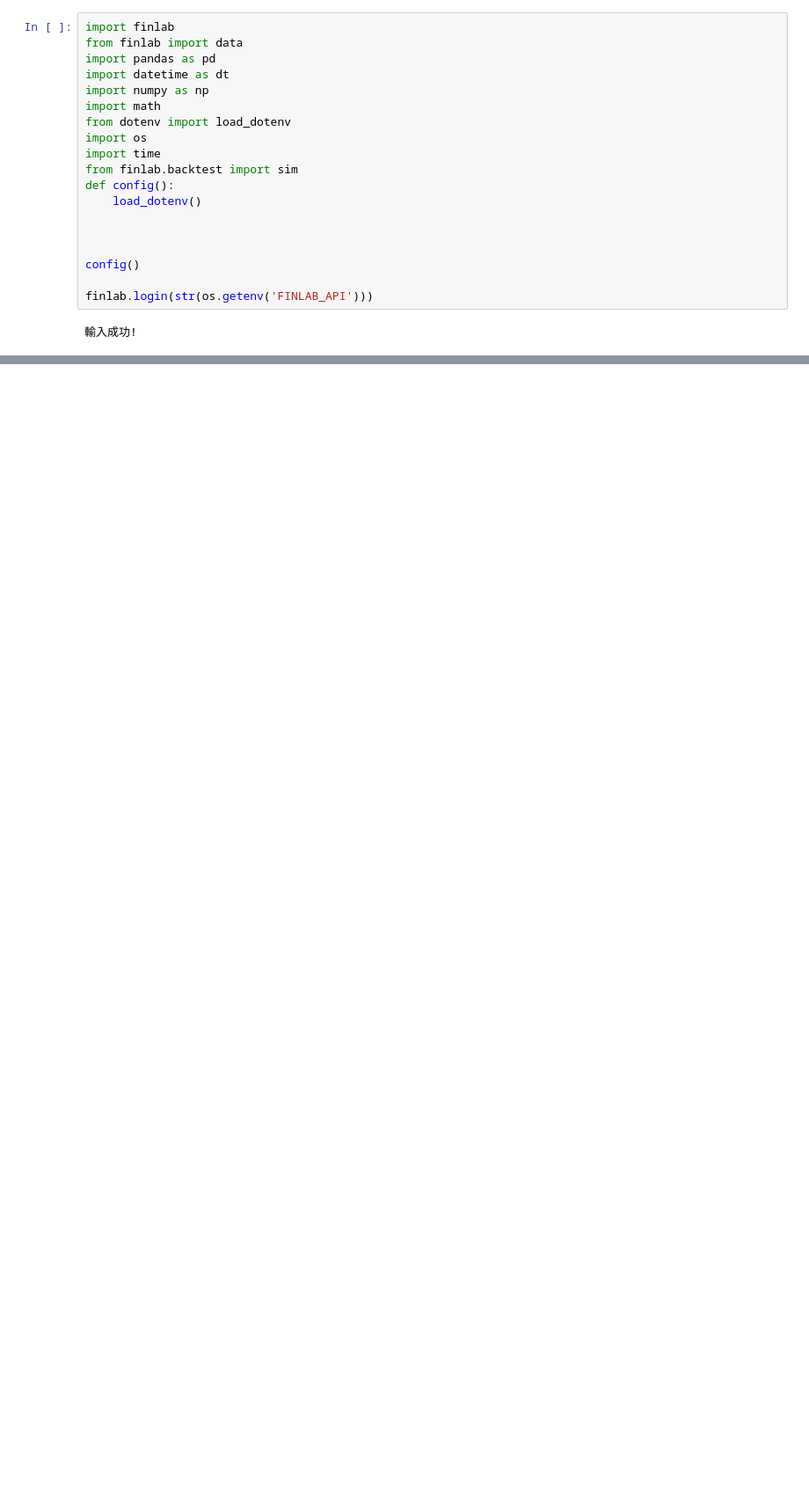
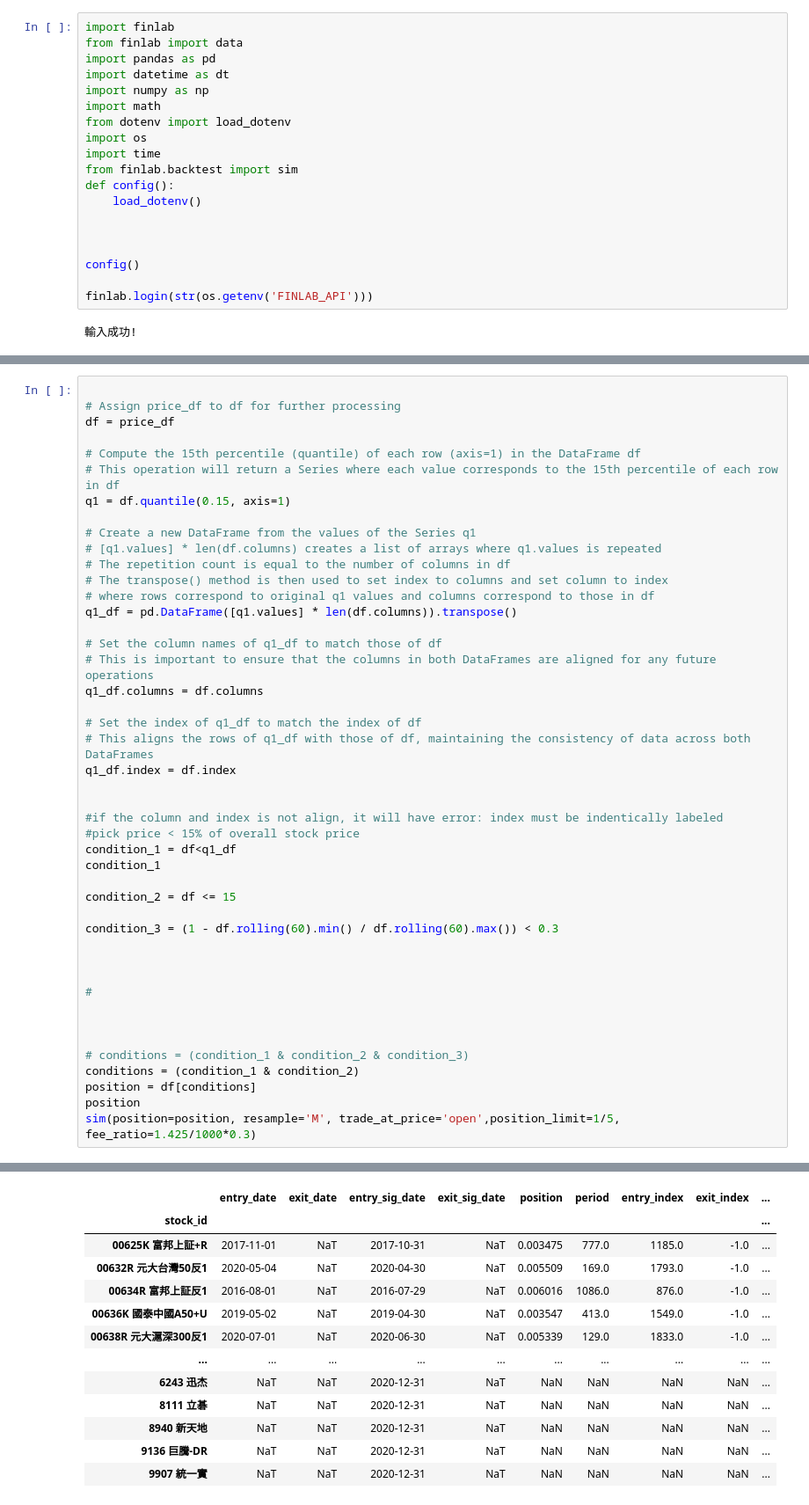
Before and after one commit to max0514/trading_bot, a Jupyter notebook: stock_strategies/find_low_price_stock.ipynb, the cells around one changed output, grey strips where cells are left out. Shown: that part at 88% size. Cells and saved outputs as stored; diff of their text form; blank space fills up the shorter version.

Commit message:
developing pick low price strategy solve df<q1

```diff
--- a/stock_strategies/find_low_price_stock.ipynb
+++ b/stock_strategies/find_low_price_stock.ipynb
@@ -56,0 +95,46 @@ ValueError: Can only compare identically-labeled (both index and columns) DataFr
+# %%
+
+# Assign price_df to df for further processing
+df = price_df
+
+# Compute the 15th percentile (quantile) of each row (axis=1) in the DataFrame df
+# This operation will return a Series where each value corresponds to the 15th percentile of each row in df
+q1 = df.quantile(0.15, axis=1)
+
+# Create a new DataFrame from the values of the Series q1
+# [q1.values] * len(df.columns) creates a list of arrays where q1.values is repeated
+# The repetition count is equal to the number of columns in df
+# The transpose() method is then used to set index to columns and set column to index
+# where rows correspond to original q1 values and columns correspond to those in df
+q1_df = pd.DataFrame([q1.values] * len(df.columns)).transpose()
+
+# Set the column names of q1_df to match those of df
+# This is important to ensure that the columns in both DataFrames are aligned for any future operations
+q1_df.columns = df.columns
+
+# Set the index of q1_df to match the index of df
+# This aligns the rows of q1_df with those of df, maintaining the consistency of data across both DataFrames
+q1_df.index = df.index
+
+
+#if the column and index is not align, it will have error: index must be indentically labeled
+#pick price < 15% of overall stock price
+condition_1 = df<q1_df
+condition_1
+
+condition_2 = df <= 15
+
+condition_3 = (1 - df.rolling(60).min() / df.rolling(60).max()) < 0.3
+
+
+
+#
+
+
+
+# conditions = (condition_1 & condition_2 & condition_3)
+conditions = (condition_1 & condition_2)
+position = df[conditions]
+position
+sim(position=position, resample='M', trade_at_price='open',position_limit=1/5, fee_ratio=1.425/1000*0.3)
+# %% [output]
@@ -56,0 +143,13 @@ ValueError: Can only compare identically-labeled (both index and columns) DataFr
+|  | entry_date | exit_date | entry_sig_date | exit_sig_date | position | period | entry_index | exit_index | ... |
+| stock_id |  |  |  |  |  |  |  |  | ... |
+| 00625K 富邦上証+R | 2017-11-01 | NaT | 2017-10-31 | NaT | 0.003475 | 777.0 | 1185.0 | -1.0 | ... |
+| 00632R 元大台灣50反1 | 2020-05-04 | NaT | 2020-04-30 | NaT | 0.005509 | 169.0 | 1793.0 | -1.0 | ... |
+| 00634R 富邦上証反1 | 2016-08-01 | NaT | 2016-07-29 | NaT | 0.006016 | 1086.0 | 876.0 | -1.0 | ... |
+| 00636K 國泰中國A50+U | 2019-05-02 | NaT | 2019-04-30 | NaT | 0.003547 | 413.0 | 1549.0 | -1.0 | ... |
+| 00638R 元大滬深300反1 | 2020-07-01 | NaT | 2020-06-30 | NaT | 0.005339 | 129.0 | 1833.0 | -1.0 | ... |
+| ... | ... | ... | ... | ... | ... | ... | ... | ... | ... |
+| 6243 迅杰 | NaT | NaT | 2020-12-31 | NaT | NaN | NaN | NaN | NaN | ... |
+| 8111 立碁 | NaT | NaT | 2020-12-31 | NaT | NaN | NaN | NaN | NaN | ... |
+| 8940 新天地 | NaT | NaT | 2020-12-31 | NaT | NaN | NaN | NaN | NaN | ... |
+| 9136 巨騰-DR | NaT | NaT | 2020-12-31 | NaT | NaN | NaN | NaN | NaN | ... |
+| 9907 統一實 | NaT | NaT | 2020-12-31 | NaT | NaN | NaN | NaN | NaN | ... |
```
Also changed, not shown: parts of 4 cells of this notebook.
